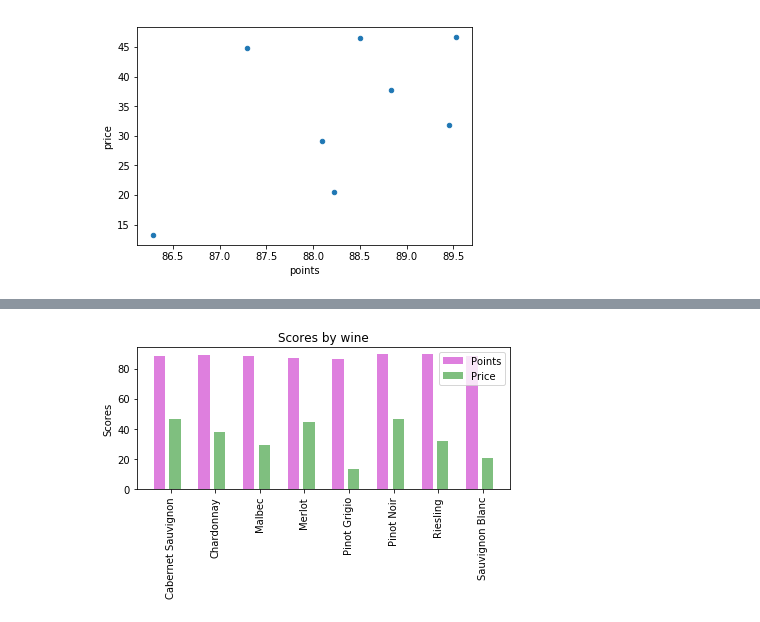
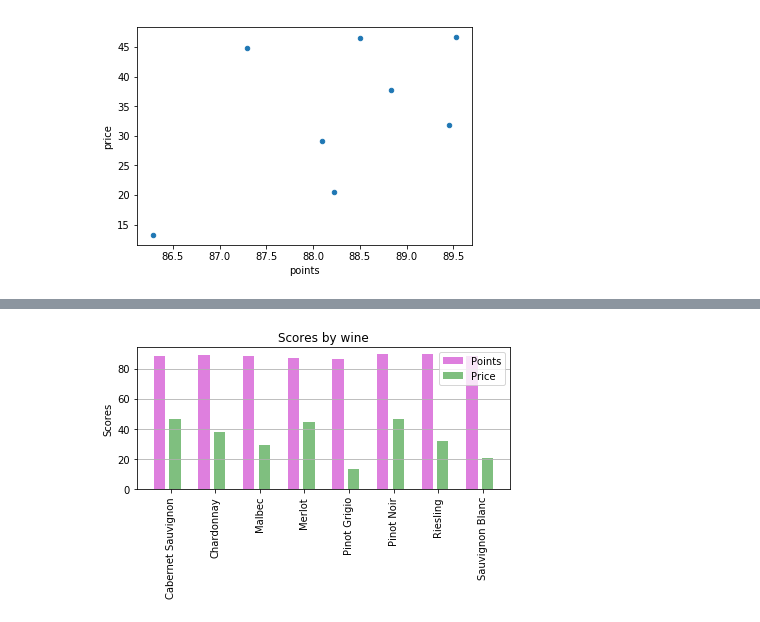
Before and after one commit to mcgeec91/Wine_Project, a Jupyter notebook: Anthony_Question5.ipynb, the cells around one changed output, grey strips where cells are left out. Saved outputs shown, nothing was run; the diff lists cells and outputs as text; code cells hidden in the pictures.

```diff
--- a/Anthony_Question5.ipynb
+++ b/Anthony_Question5.ipynb
@@ -121,31 +145,35 @@ plt.show()
 n_groups = 8
 wine_points = merge_table ["points"]
 wine_price = merge_table ["price"]
 
 # create plot
 fig, ax = plt.subplots()
 index = np.arange(n_groups)
 bar_width = 0.25
 bar_width2 = 0.35
 opacity = 0.5
 
 rects1 = plt.bar(index, wine_points, bar_width,
                  alpha=opacity,
                  color='m',
                  label='Points')
 
 rects2 = plt.bar(index + bar_width2, wine_price, bar_width,
                  alpha=opacity,
                  color='g',
                  label='Price')
 
 # plt.xlabel('Wine')
 plt.ylabel('Scores')
 plt.title('Scores by wine')
 plt.xticks(index + bar_width, ("Cabernet Sauvignon", "Chardonnay", "Malbec", "Merlot", "Pinot Grigio", "Pinot Noir", "Riesling", "Sauvignon Blanc"),rotation=90)
 plt.legend()
 
 plt.tight_layout()
+
+# Save figure
+plt.savefig("question5_images/Wine_score.png")
+plt.grid(axis="y")
 plt.show()
 # %% [output]
-[figure, old version]
+[figure, new version]
```
Also changed, not shown: parts of 3 cells of this notebook, 2 other files.
